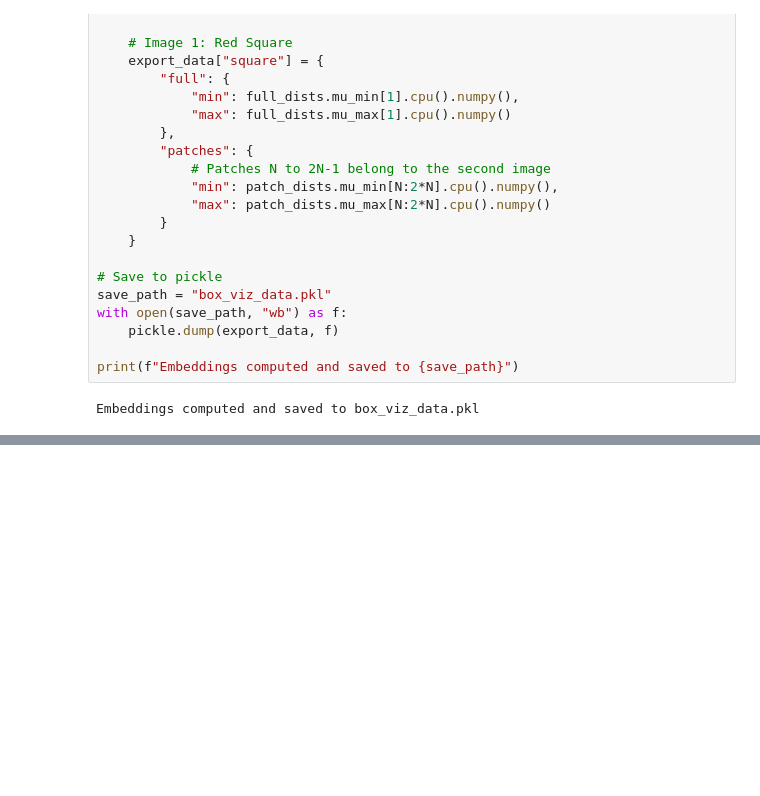
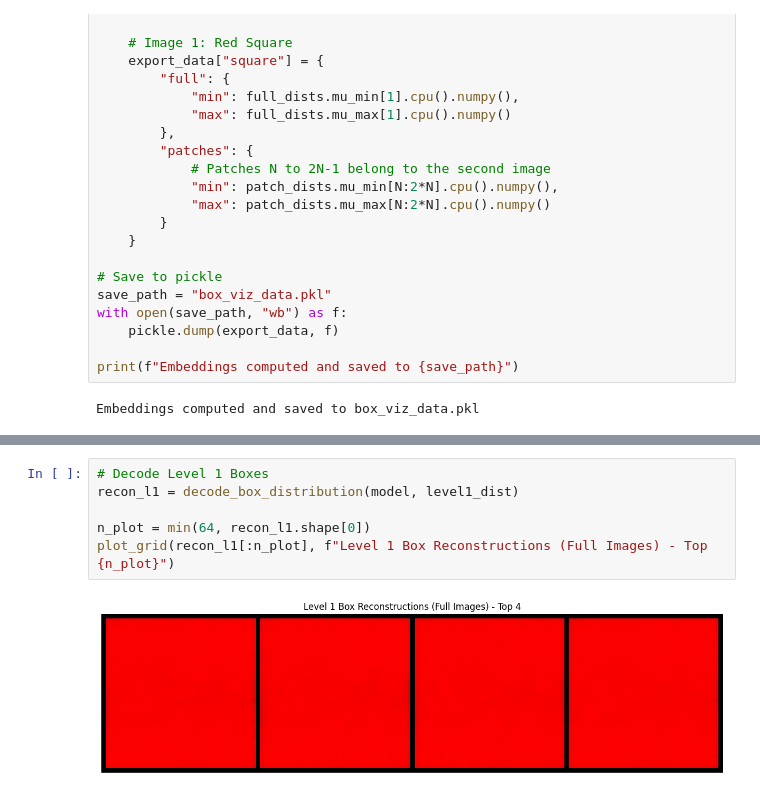
Before and after one commit to Lossfunk/compositional-representation-learning, a Jupyter notebook: notebooks/playgrounds/HierarchicalBoxEmbeddingVAE_analysis.ipynb, the cells around one changed output, grey strips where cells are left out. Saved outputs shown, nothing was run; the diff lists cells and outputs as text; blank space fills up the shorter version.

```diff
--- a/notebooks/playgrounds/HierarchicalBoxEmbeddingVAE_analysis.ipynb
+++ b/notebooks/playgrounds/HierarchicalBoxEmbeddingVAE_analysis.ipynb
@@ -157,0 +239,8 @@ export_data
+# %%
+# Decode Level 1 Boxes
+recon_l1 = decode_box_distribution(model, level1_dist)
+
+n_plot = min(64, recon_l1.shape[0])
+plot_grid(recon_l1[:n_plot], f"Level 1 Box Reconstructions (Full Images) - Top {n_plot}")
+# %% [output]
+[figure, added]
```
Also changed, not shown: parts of 9 cells of this notebook, 10 other files.
